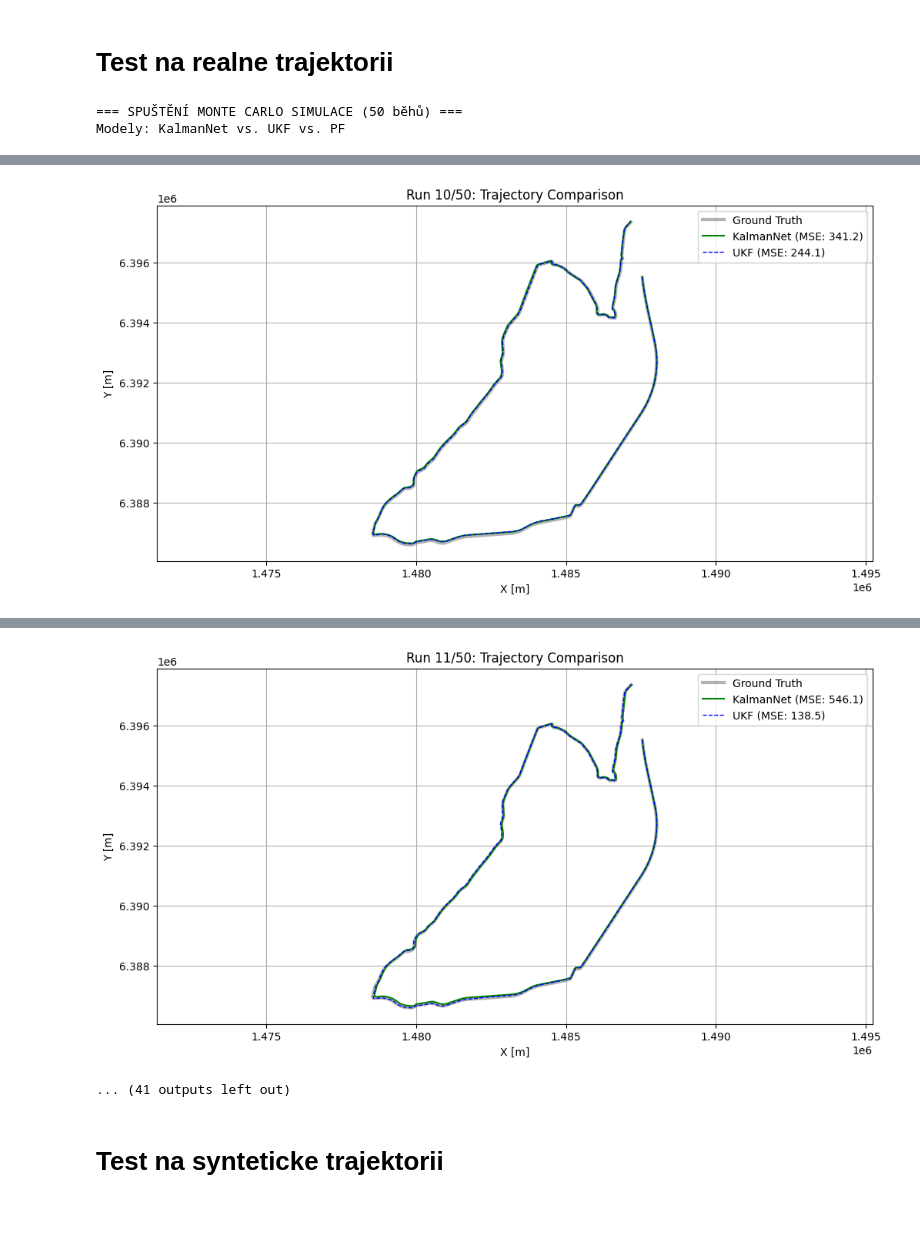
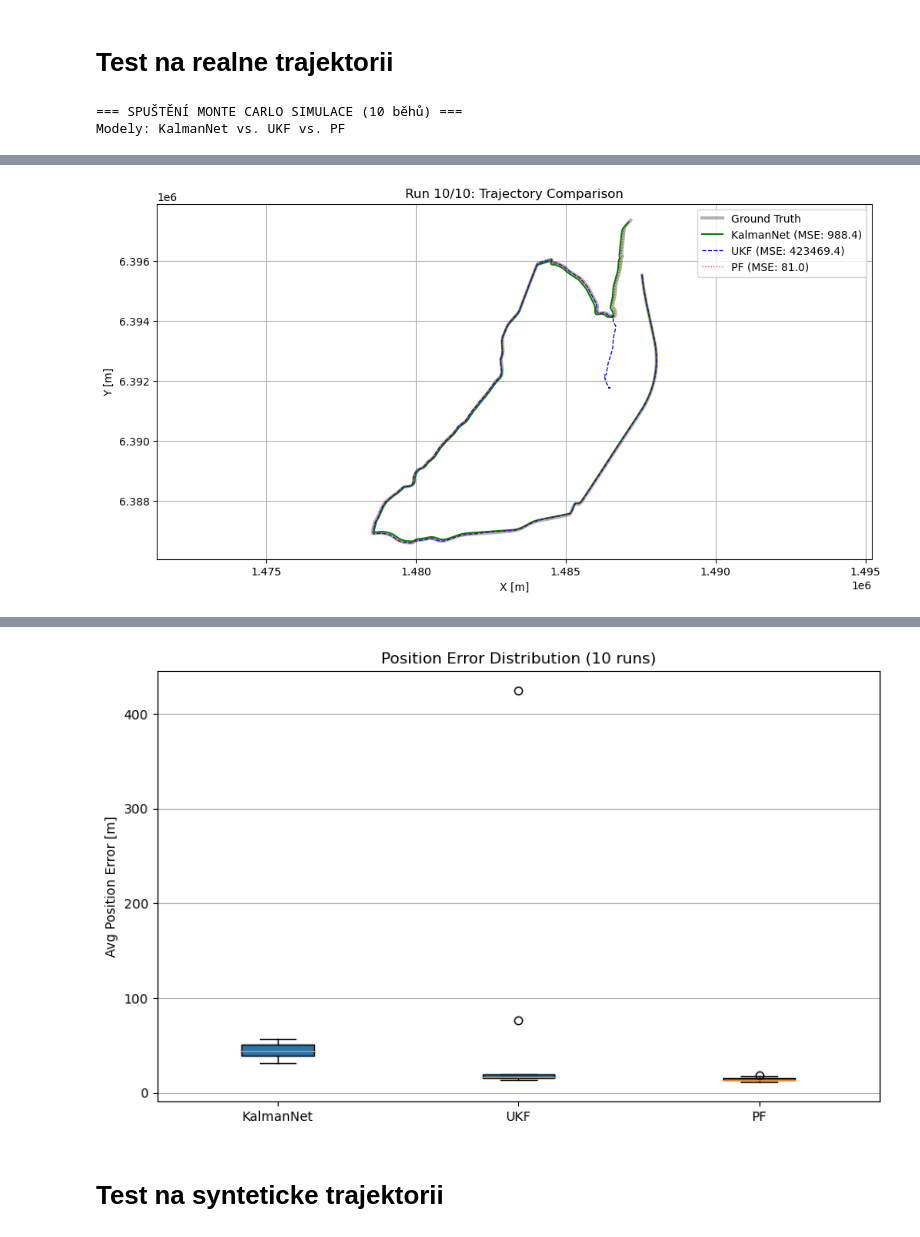
Before and after one commit to Lukas-Kozel/KalmanNet-for-state-estimation, a Jupyter notebook: TAN/real_trajectory/full_test.ipynb, the cells around one changed output, grey strips where cells are left out. Drawn from its saved outputs; the diff is of its cells as text; code cells hidden in the pictures.

```diff
--- a/TAN/real_trajectory/full_test.ipynb
+++ b/TAN/real_trajectory/full_test.ipynb
@@ -323,26 +323,15 @@ print("\n✅ Data připravena. Normalizaci řeší model.")
 ✅ Data připravena. Normalizaci řeší model.
 # %%
 # --- A) KONFIGURACE SÍTĚ ---
-# for most consistent:
-# state_knet2 = TAN.StateKalmanNetTAN(
-#         system_model=system_model,
-#         device=device,
-#         hidden_size_multiplier=10,
-#         output_layer_multiplier=4,
-#         num_gru_layers=1,
-#         gru_hidden_dim_multiplier=6
-# ).to(device)
-
-# for most consistent and accurate most_consistent_and_accurate_knet:
+print("=== INICIALIZACE NOVÉHO MODELU ===")
 state_knet2 = TAN.StateKalmanNetTAN(
         system_model=system_model,
         device=device,
-        hidden_size_multiplier=12,
+        hidden_size_multiplier=10,
         output_layer_multiplier=4,
         num_gru_layers=1,
-        gru_hidden_dim_multiplier=8
+        gru_hidden_dim_multiplier=6
 ).to(device)
 
-
 print(state_knet2)
 # %% [output]
@@ -375,7 +365,7 @@ WEIGHTS_DIR = 'weights'
 
 # Zde doplň přesné názvy souborů .pth
 # KNET_FILENAME = 'best_Knet_test_results.pth'                                          # Příklad
-KNET_FILENAME = 'most_consistent_and_accurate_knet.pth'
+KNET_FILENAME = 'most_consistent_knet.pth'
 
 # ==========================================
 # 2. FUNKCE PRO BEZPEČNÉ NAČTENÍ
@@ -438,16 +428,14 @@ import matplotlib.pyplot as plt
 import pandas as pd # Pro hezkou tabulku
 import Filters
 from tqdm import tqdm
-
-import contextlib
-import os
-
 real_traj_np = souradniceGNSS[:2, :].T
 
 real_traj_tensor = torch.from_numpy(real_traj_np).float().to(device)
 train_source_tensor = real_traj_tensor[:, :]
 # --- POMOCNÁ FUNKCE PRO GENEROWÁNÍ DAT ---
 def get_reference_test_set(system, real_traj_tensor, reverse=False):
+    # Oříznutí trajektorie (pokud je potřeba)
+    # real_traj_tensor = real_traj_tensor[:1050,:]
 
     device = system.Ex0.device
 
@@ -478,7 +466,7 @@ def get_reference_test_set(system, real_traj_tensor, reverse=False):
 
 
 # --- KONFIGURACE MC ---
-MC_ITERATIONS = 50  # Nastav rozumné číslo (pro 100 grafů by to zahltilo notebook)
+MC_ITERATIONS = 10  # Nastav rozumné číslo (pro 100 grafů by to zahltilo notebook)
 PLOT_PER_ITERATION = True # Zda vykreslovat grafy pro každý běh
 
 print(f"=== SPUŠTĚNÍ MONTE CARLO SIMULACE ({MC_ITERATIONS} běhů) ===")
@@ -501,7 +489,7 @@ agg_pos = {"KNet": [], "UKF": [], "PF": []}
 state_knet2.eval()
 
 # --- HLAVNÍ SMYČKA ---
-for i in tqdm(range(MC_ITERATIONS), desc="Simulace"):
+for i in range(MC_ITERATIONS):
 
     # A) Generování nového měření (s novým náhodným šumem)
     # Voláme funkci znovu, abychom dostali Y s jinou realizací šumu (pokud system.measure šumí)
@@ -540,15 +528,13 @@ for i in tqdm(range(MC_ITERATIONS), desc="Simulace"):
     x_est_ukf = ukf_res['x_filtered'].cpu().numpy()
 
     # PF
-    # pf = Filters.ParticleFilter(system_model, num_particles=20000) # Počet částic dle výkonu
-    # with open(os.devnull, "w") as f, contextlib.redirect_stdout(f):
-    # # pf = Filters.AuxiliaryParticleFilter(system_model, num_particles=10000) # Počet částic dle výkonu
-    #     pf_res = pf.process_sequence(
-    #         y_seq=y_for_filters,
-    #         Ex0=true_init_state, # Správný start
-    #         P0=system_model.P0
-    #     )
-    # x_est_pf = pf_res['x_filtered'].cpu().numpy()
+    pf = Filters.VectorizedParticleFilter(system_model, num_particles=4372281) # Počet částic dle výkonu
+    pf_res = pf.process_sequence(
+        y_seq=y_for_filters,
+        Ex0=true_init_state, # Správný start
+        P0=system_model.P0
+    )
+    x_est_pf = pf_res['x_filtered'].cpu().numpy()
 
 
     # D) Výpočet chyb pro tento běh
@@ -562,26 +548,28 @@ for i in tqdm(range(MC_ITERATIONS), desc="Simulace"):
     mse_ukf = np.mean(diff_ukf**2)
     pos_err_ukf = np.mean(np.sqrt(diff_ukf[:, 0]**2 + diff_ukf[:, 1]**2))
 
-    # # PF
-    # diff_pf = x_est_pf - x_gt
-    # mse_pf = np.mean(diff_pf**2)
-    # pos_err_pf = np.mean(np.sqrt(diff_pf[:, 0]**2 + diff_pf[:, 1]**2))
+    # PF
+    diff_pf = x_est_pf - x_gt
+    mse_pf = np.mean(diff_pf**2)
+    pos_err_pf = np.mean(np.sqrt(diff_pf[:, 0]**2 + diff_pf[:, 1]**2))
 
     # Uložení do agregátoru
     agg_mse["KNet"].append(mse_knet)
     agg_pos["KNet"].append(pos_err_knet)
     agg_mse["UKF"].append(mse_ukf)
     agg_pos["UKF"].append(pos_err_ukf)
-    # agg_mse["PF"].append(mse_pf)
-    # agg_pos["PF"].append(pos_err_pf)
+    agg_mse["PF"].append(mse_pf)
+    agg_pos["PF"].append(pos_err_pf)
 
     # Uložení do detailního seznamu
     detailed_results.append({
         "Run_ID": i + 1,
         "KNet_MSE": mse_knet,
         "UKF_MSE": mse_ukf,
+        "PF_MSE": mse_pf,
         "KNet_PosErr": pos_err_knet,
-        "UKF_PosErr": pos_err_ukf
+        "UKF_PosErr": pos_err_ukf,
+        "PF_PosErr": pos_err_pf
     })
 
     # E) Vykreslení grafu pro TENTO běh
@@ -591,7 +579,7 @@ for i in tqdm(range(MC_ITERATIONS), desc="Simulace"):
 
         plt.plot(x_est_knet[:, 0], x_est_knet[:, 1], 'g-', linewidth=1.5, label=f'KalmanNet (MSE: {mse_knet:.1f})')
         plt.plot(x_est_ukf[:, 0], x_est_ukf[:, 1], 'b--', linewidth=1, label=f'UKF (MSE: {mse_ukf:.1f})')
-        # plt.plot(x_est_pf[:, 0], x_est_pf[:, 1], 'r:', linewidth=1, alpha=0.8, label=f'PF (MSE: {mse_pf:.1f})')
+        plt.plot(x_est_pf[:, 0], x_est_pf[:, 1], 'r:', linewidth=1, alpha=0.8, label=f'PF (MSE: {mse_pf:.1f})')
 
         plt.title(f"Run {i+1}/{MC_ITERATIONS}: Trajectory Comparison")
         plt.xlabel("X [m]")
@@ -610,7 +598,7 @@ print(f"DETAILNÍ VÝSLEDKY PO JEDNOTLIVÝCH BĚZÍCH")
 print("="*80)
 # Formátování tabulky pro hezčí výpis
 pd.options.display.float_format = '{:,.2f}'.format
-print(df_results[["Run_ID", "KNet_MSE", "UKF_MSE", "KNet_PosErr", "UKF_PosErr"]])
+print(df_results[["Run_ID", "KNet_MSE", "UKF_MSE", "PF_MSE", "KNet_PosErr", "UKF_PosErr", "PF_PosErr"]])
 
 # 2. Souhrnná statistika
 print("\n" + "="*80)
@@ -622,22 +610,22 @@ def get_stats(key):
 
 knet_stats = get_stats("KNet")
 ukf_stats = get_stats("UKF")
-# pf_stats = get_stats("PF")
+pf_stats = get_stats("PF")
 
 print(f"{'Model':<15} | {'MSE (Mean ± Std)':<25} | {'Pos Error (Mean ± Std)':<25}")
 print("-" * 75)
 print(f"{'KalmanNet':<15} | {knet_stats[0]:.1f} ± {knet_stats[1]:.1f} | {knet_stats[2]:.2f} ± {knet_stats[3]:.2f} m")
 print(f"{'UKF':<15} | {ukf_stats[0]:.1f} ± {ukf_stats[1]:.1f} | {ukf_stats[2]:.2f} ± {ukf_stats[3]:.2f} m")
-# print(f"{'PF':<15} | {pf_stats[0]:.1f} ± {pf_stats[1]:.1f} | {pf_stats[2]:.2f} ± {pf_stats[3]:.2f} m")
+print(f"{'PF':<15} | {pf_stats[0]:.1f} ± {pf_stats[1]:.1f} | {pf_stats[2]:.2f} ± {pf_stats[3]:.2f} m")
 print("="*80)
 
 # 3. Finální Boxplot
 plt.figure(figsize=(10, 6))
-plt.boxplot([agg_pos["KNet"], agg_pos["UKF"]], labels=['KalmanNet', 'UKF'], patch_artist=True)
+plt.boxplot([agg_pos["KNet"], agg_pos["UKF"], agg_pos["PF"]], labels=['KalmanNet', 'UKF', 'PF'], patch_artist=True)
 plt.title(f"Position Error Distribution ({MC_ITERATIONS} runs)")
 plt.ylabel("Avg Position Error [m]")
 plt.grid(True, axis='y')
 plt.show()
 # %% [output]
-=== SPUŠTĚNÍ MONTE CARLO SIMULACE (50 běhů) ===
+=== SPUŠTĚNÍ MONTE CARLO SIMULACE (10 běhů) ===
 Modely: KalmanNet vs. UKF vs. PF
@@ -653 +641 @@ Modely: KalmanNet vs. UKF vs. PF
-[figure, old version]
+[figure, new version]
@@ -654,5 +659,4 @@ Modely: KalmanNet vs. UKF vs. PF
-[figure, old version]
+[figure, new version]
-... (41 outputs left out)
 # %% [markdown]
 # Test na synteticke trajektorii
 # %%
```
Also changed, not shown: parts of 5 cells of this notebook, 6 other files.
